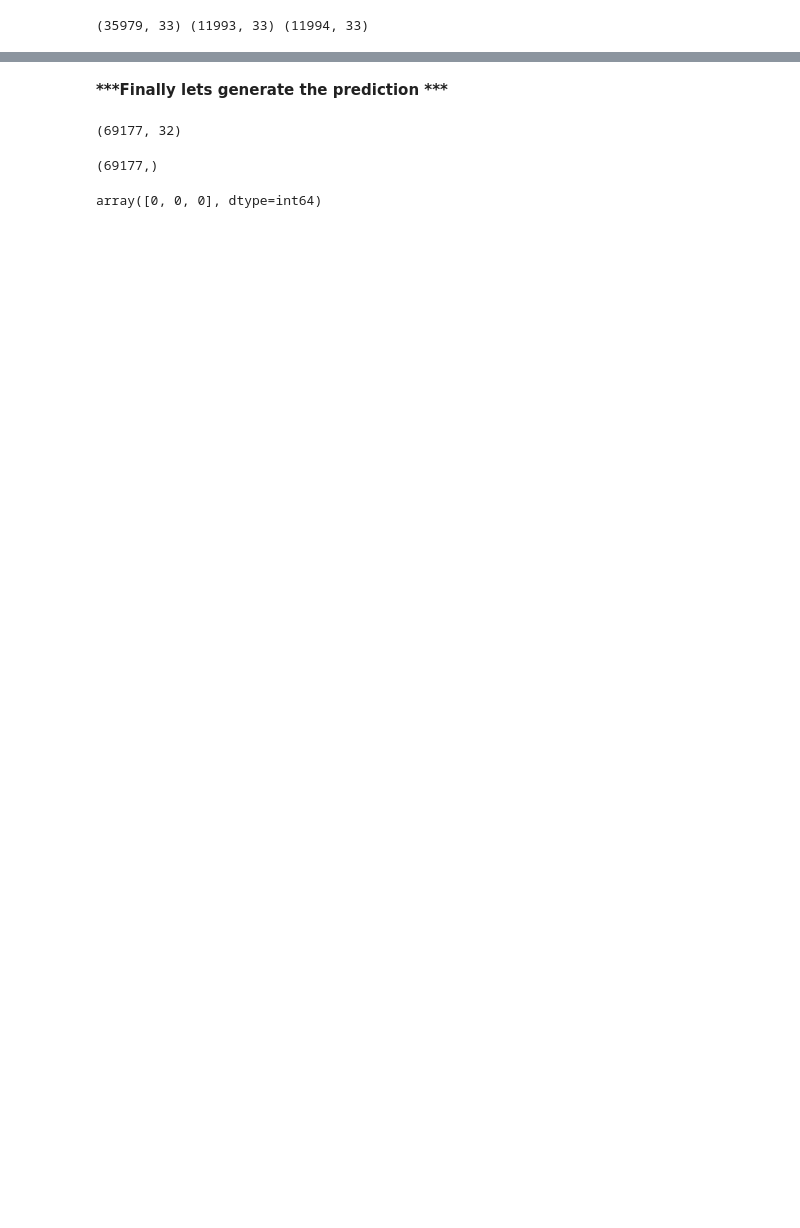
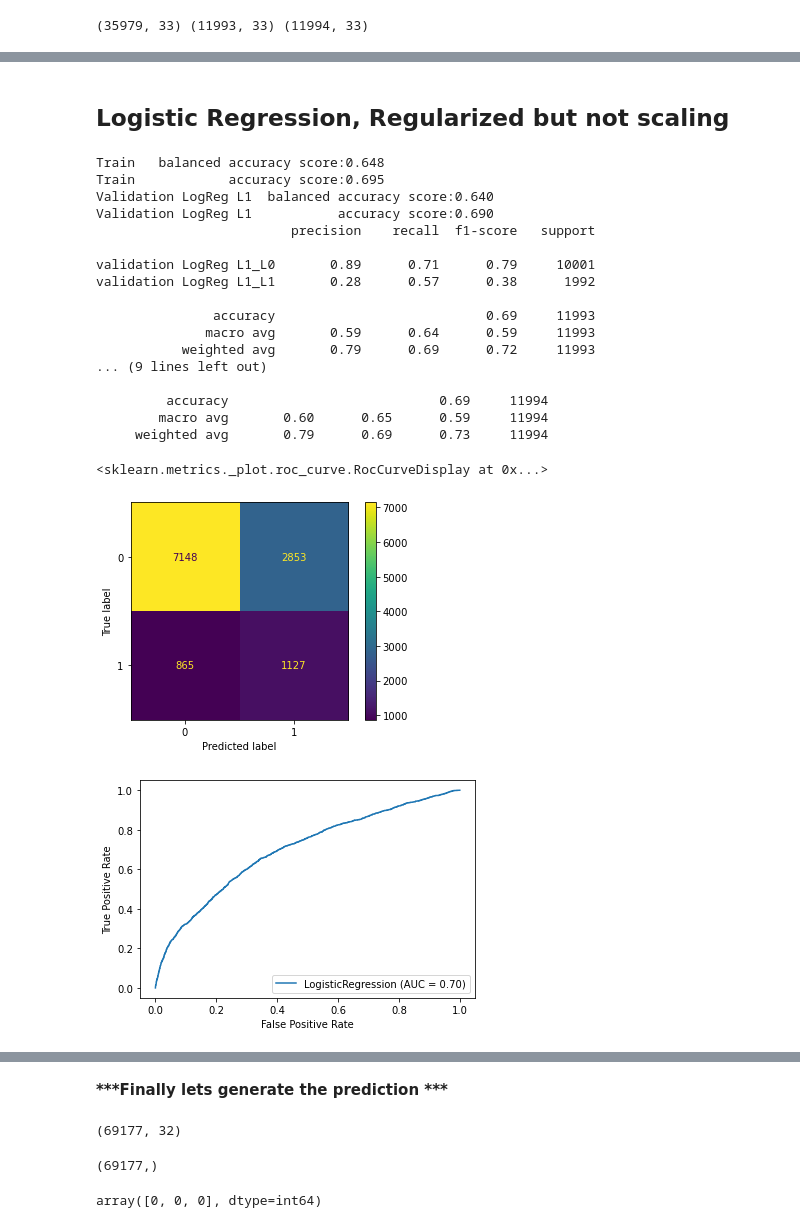
Before and after one commit to s3785704/machine-learning-assign01, a Jupyter notebook: assign1.ipynb, the cells around one changed output, grey strips where cells are left out. Cells and saved outputs as stored; diff of their text form; code cells hidden in the pictures; blank space fills up the shorter version.

```diff
--- a/assign1.ipynb
+++ b/assign1.ipynb
@@ -692,5 +503,0 @@ Validation LogReg StandardScaling           accuracy score:0.690
-# %%
-val_pred = clf_std.predict(val_X_std)
-from sklearn.metrics import classification_report
-label_names = ['L0','L1']
-print(classification_report(val_y,val_pred,target_names=label_names))
@@ -708,5 +503,0 @@ weighted avg       0.79      0.69      0.72     11993
-# %%
-test_pred = clf.predict(test_X)
-from sklearn.metrics import classification_report
-label_names = ['L0','L1']
-print_classification_report(clf,test_X,test_y,tag="Test LogReg")
@@ -857,23 +503,0 @@ plt.show()
-# %%
-from sklearn.metrics import *
-train_acc=list()
-val_acc  =list()
-train_class = list()
-val_class = list()
-for depth in [4,6,8,10,12,14]:
-    rf = RandomForestClassifier(max_depth=depth, random_state=0)
-    rf.fit(train_X, train_y)
-    pred_train_y = rf.predict(train_X)
-    pred_val_y   = rf.predict(val_X)
-    train_acc.append(balanced_accuracy_score(train_y,pred_train_y))
-    val_acc.append(balanced_accuracy_score(val_y,pred_val_y))
-    #labels_target = ['0','1']
-    #report = f1_score(train_y,pred_train_y,labels=labels_target)
-
-    #print(report)
-    train_class.append(classification_report(train_y,pred_train_y))
-    val_class.append(classification_report(val_y,pred_val_y))
-    print(classification_report(val_y,pred_val_y))
-    plot_roc_curve(rf,val_X,val_y)
-
-print(train_acc)
@@ -923,0 +566,31 @@ plot_roc_curve(clf,test_X,test_y)
+# %% [markdown]
+## Logistic Regression, Regularized but not scaling
+# %%
+clf_l1 = LogisticRegression(penalty='l1',C=0.75,random_state=0,solver='liblinear',max_iter=1000,class_weight='balanced').fit(train_X,train_y.ravel())
+plot_confusion_matrix(clf_l1,val_X,val_y)
+print_f1_scores(clf_l1,train_X,train_y,val_X,val_y,"Validation LogReg L1")
+print_classification_report(clf_l1,val_X,val_y,"validation LogReg L1")
+print_f1_scores(clf_l1,train_X,train_y,test_X,test_y,"Test LogReg L1")
+print_classification_report(clf_l1,test_X,test_y,"Test LogReg L1")
+plot_roc_curve(clf_l1,test_X,test_y)
+# %% [output]
+Train   balanced accuracy score:0.648
+Train            accuracy score:0.695
+Validation LogReg L1  balanced accuracy score:0.640
+Validation LogReg L1           accuracy score:0.690
+                         precision    recall  f1-score   support
+
+validation LogReg L1_L0       0.89      0.71      0.79     10001
+validation LogReg L1_L1       0.28      0.57      0.38      1992
+
+               accuracy                           0.69     11993
+              macro avg       0.59      0.64      0.59     11993
+           weighted avg       0.79      0.69      0.72     11993
+... (9 lines left out)
+
+         accuracy                           0.69     11994
+        macro avg       0.60      0.65      0.59     11994
+     weighted avg       0.79      0.69      0.73     11994
+<sklearn.metrics._plot.roc_curve.RocCurveDisplay at 0x...>
+[figure, added]
+[figure, added]
```
Also changed, not shown: parts of 108 cells of this notebook.
